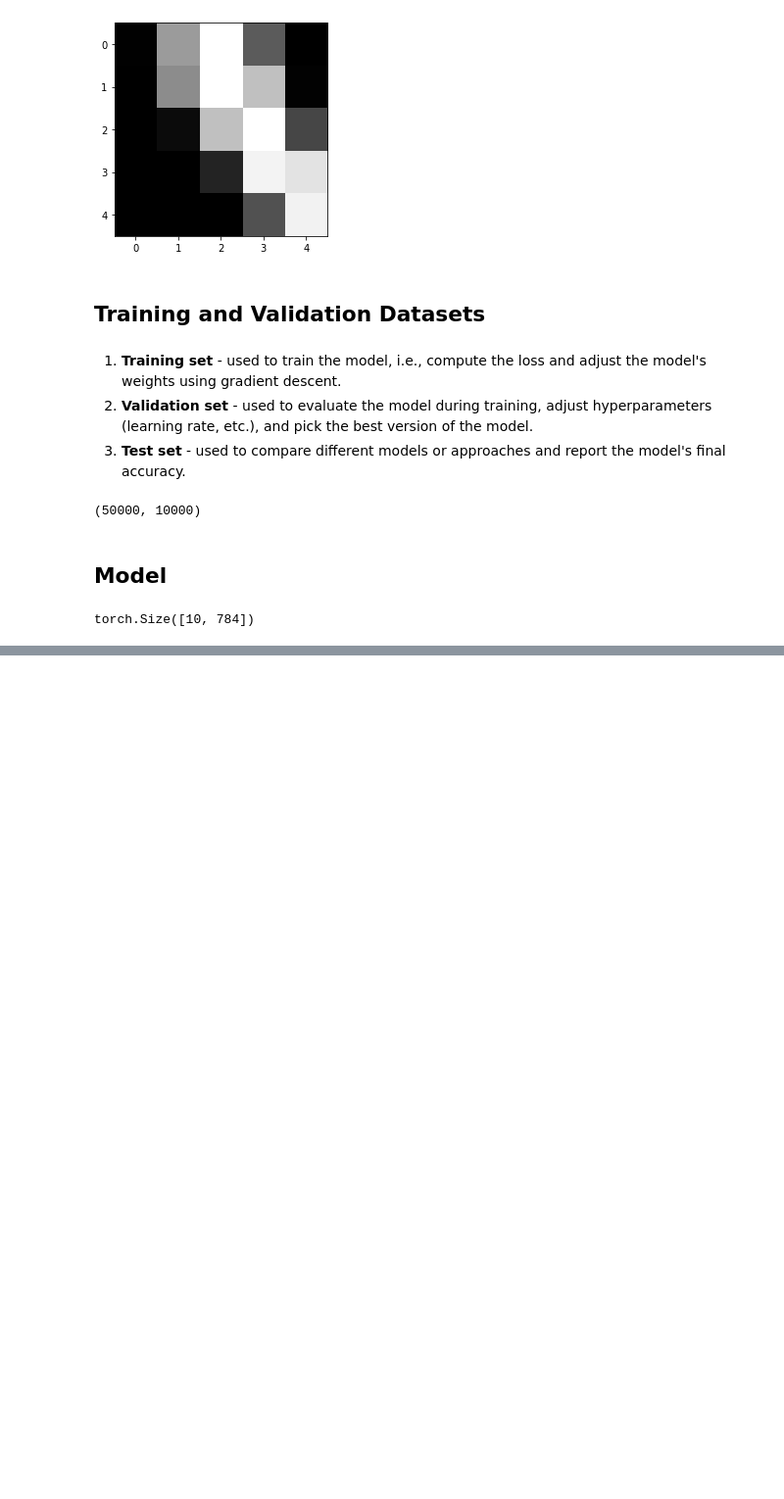
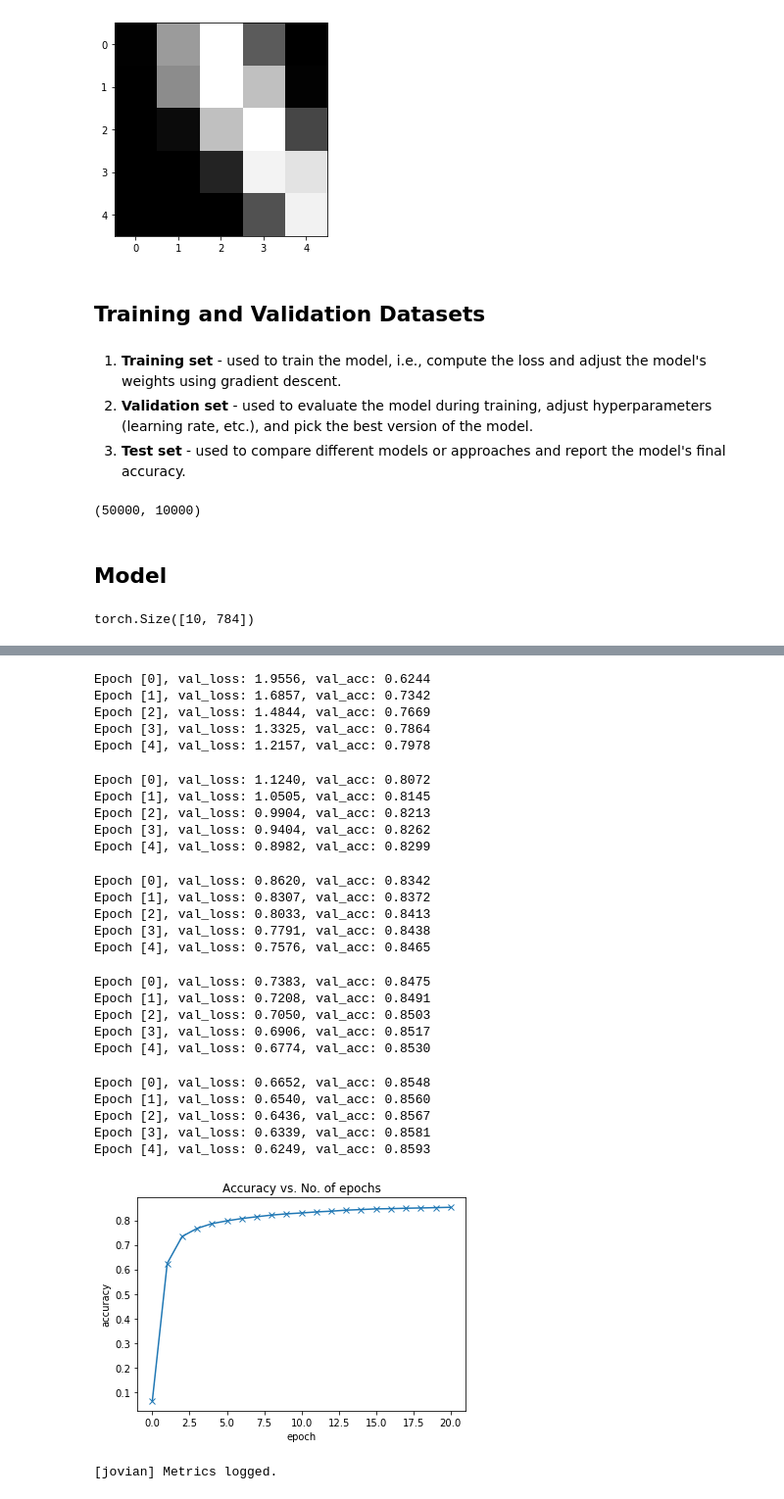
Before and after one commit to aleksmn/jovian, a Jupyter notebook: pytorch/03-logistic-regression/practice-logistic-regression.ipynb, the cells around one changed output, grey strips where cells are left out. Shown at 98% size. Saved outputs shown, nothing was run; the diff lists cells and outputs as text; code cells hidden in the pictures; blank space fills up the shorter version.

```diff
--- a/pytorch/03-logistic-regression/practice-logistic-regression.ipynb
+++ b/pytorch/03-logistic-regression/practice-logistic-regression.ipynb
@@ -142,0 +365,49 @@ RuntimeError: mat1 and mat2 shapes cannot be multiplied (3584x28 and 784x10)
+# %%
+history1 = fit(5, 0.001, model, train_loader, val_loader)
+# %% [output]
+Epoch [0], val_loss: 1.9556, val_acc: 0.6244
+Epoch [1], val_loss: 1.6857, val_acc: 0.7342
+Epoch [2], val_loss: 1.4844, val_acc: 0.7669
+Epoch [3], val_loss: 1.3325, val_acc: 0.7864
+Epoch [4], val_loss: 1.2157, val_acc: 0.7978
+# %%
+history2 = fit(5, 0.001, model, train_loader, val_loader)
+# %% [output]
+Epoch [0], val_loss: 1.1240, val_acc: 0.8072
+Epoch [1], val_loss: 1.0505, val_acc: 0.8145
+Epoch [2], val_loss: 0.9904, val_acc: 0.8213
+Epoch [3], val_loss: 0.9404, val_acc: 0.8262
+Epoch [4], val_loss: 0.8982, val_acc: 0.8299
+# %%
+history3 = fit(5, 0.001, model, train_loader, val_loader)
+# %% [output]
+Epoch [0], val_loss: 0.8620, val_acc: 0.8342
+Epoch [1], val_loss: 0.8307, val_acc: 0.8372
+Epoch [2], val_loss: 0.8033, val_acc: 0.8413
+Epoch [3], val_loss: 0.7791, val_acc: 0.8438
+Epoch [4], val_loss: 0.7576, val_acc: 0.8465
+# %%
+history4 = fit(5, 0.001, model, train_loader, val_loader)
+# %% [output]
+Epoch [0], val_loss: 0.7383, val_acc: 0.8475
+Epoch [1], val_loss: 0.7208, val_acc: 0.8491
+Epoch [2], val_loss: 0.7050, val_acc: 0.8503
+Epoch [3], val_loss: 0.6906, val_acc: 0.8517
+Epoch [4], val_loss: 0.6774, val_acc: 0.8530
+# %%
+history5 = fit(5, 0.001, model, train_loader, val_loader)
+# %% [output]
+Epoch [0], val_loss: 0.6652, val_acc: 0.8548
+Epoch [1], val_loss: 0.6540, val_acc: 0.8560
+Epoch [2], val_loss: 0.6436, val_acc: 0.8567
+Epoch [3], val_loss: 0.6339, val_acc: 0.8581
+Epoch [4], val_loss: 0.6249, val_acc: 0.8593
+# %%
+history = [result0] + history1 + history2 + history3 + history4
+accuracies = [result['val_acc'] for result in history]
+plt.plot(accuracies, '-x')
+plt.xlabel('epoch')
+plt.ylabel('accuracy')
+plt.title('Accuracy vs. No. of epochs');
+# %% [output]
+[figure, added]
@@ -142,0 +416,4 @@ RuntimeError: mat1 and mat2 shapes cannot be multiplied (3584x28 and 784x10)
+# %%
+jovian.log_metrics(val_acc=history[-1]['val_acc'], val_loss=history[-1]['val_loss'])
+# %% [output]
+[jovian] Metrics logged.
```
Also changed, not shown: parts of 29 cells of this notebook.
